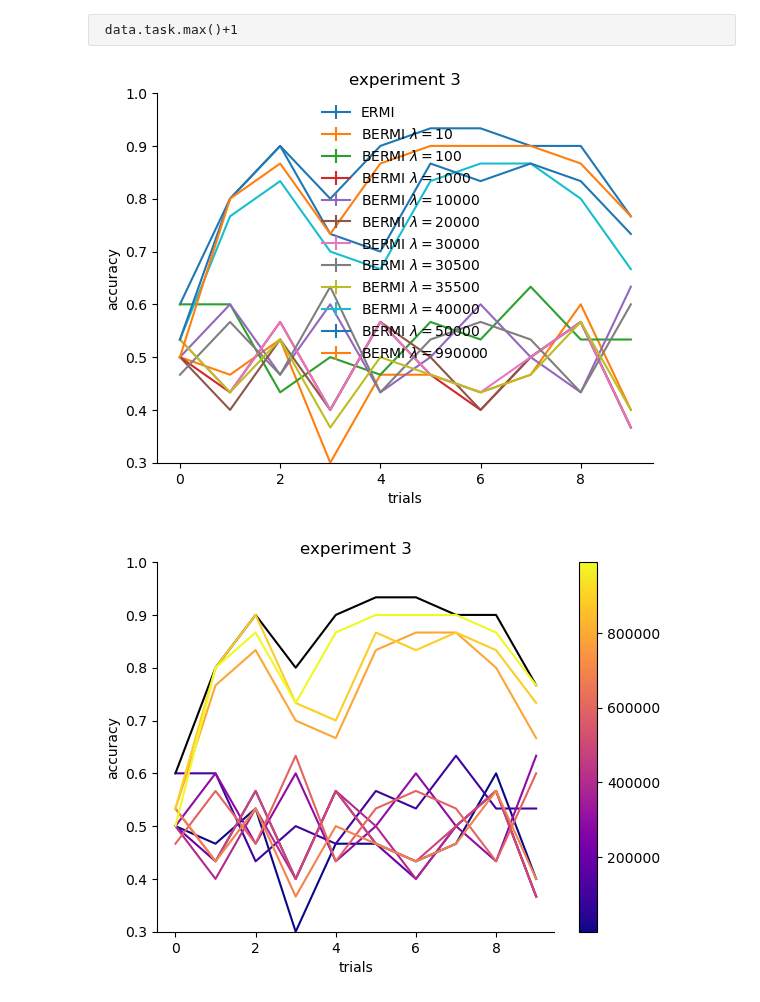
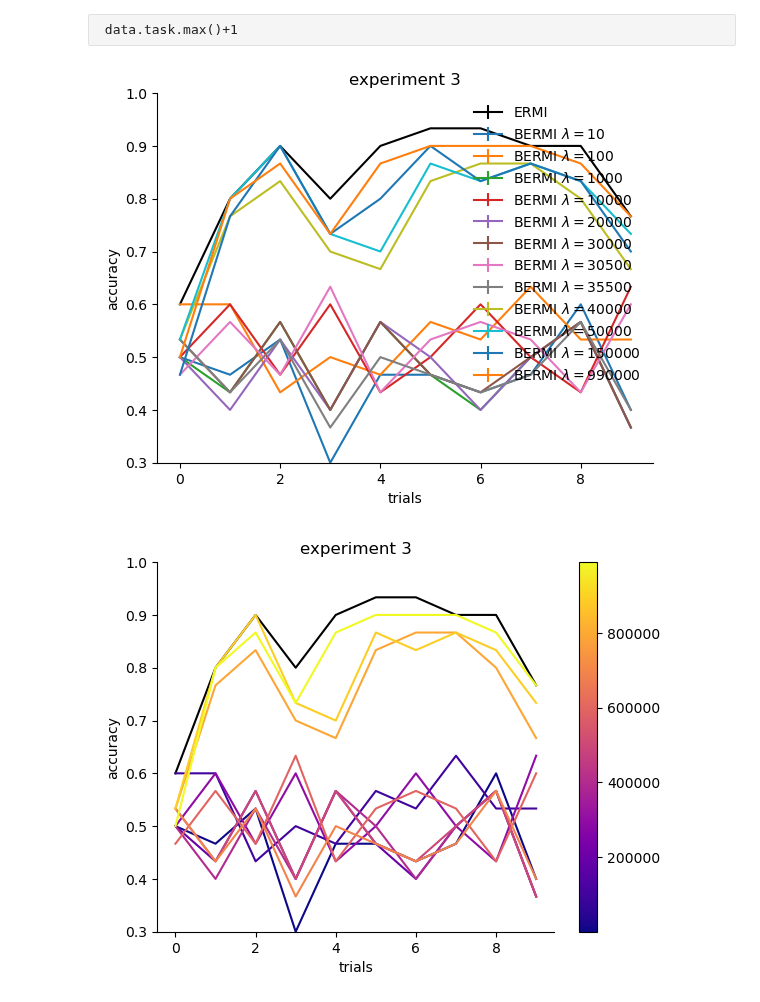
Before and after one commit to akjagadish/ermi, a Jupyter notebook: notebooks/bermi_scope.ipynb, the cells around one changed output. Drawn from its saved outputs; the diff is of its cells as text; code cells hidden in the pictures.

```diff
--- a/notebooks/bermi_scope.ipynb
+++ b/notebooks/bermi_scope.ipynb
@@ -19,27 +19,27 @@ SYS_PATH = '/u/ajagadish/ermi'
 # %%
 experiment_id=3
 data = pd.read_csv(f'/u/ajagadish/ermi/decisionmaking/data/human/binz2022heuristics_exp{experiment_id}.csv')
 num_tasks = data.task.max()+1
 policy='greedy'
 data = pd.read_csv(f'/u/ajagadish/ermi/decisionmaking/data/human/binz2022heuristics_exp{experiment_id}.csv')
 
 results_ermi_paired_unknown = np.load(f'/u/ajagadish/ermi/decisionmaking/data/model_simulation/task=binz2022_experiment={experiment_id}_source=claude_condition=unknown_loss=nll_paired=True_policy=greedy.npz')
-plt.errorbar(x=np.arange(10), y=(results_ermi_paired_unknown['per_trial_model_accuracy']/num_tasks).mean(0),yerr=(results_ermi_paired_unknown['per_trial_model_accuracy']/num_tasks).std(0)/np.sqrt(num_tasks), label='ERMI')
+plt.errorbar(x=np.arange(10), y=(results_ermi_paired_unknown['per_trial_model_accuracy']/num_tasks).mean(0),yerr=(results_ermi_paired_unknown['per_trial_model_accuracy']/num_tasks).std(0)/np.sqrt(num_tasks), label='ERMI', c='k')
 
-for ess in [10, 100, 1000, 10000, 20000, 30000, 30500, 35500, 40000, 50000, 990000]:
+for ess in [10, 100, 1000, 10000, 20000, 30000, 30500, 35500, 40000, 50000, 150000, 990000]:
     results_bermi_paired_ess = np.load(f'/u/ajagadish/ermi/decisionmaking/data/model_simulation/task=binz2022_experiment={experiment_id}_source=claude_condition=unknown_loss=nll_paired=True_policy=greedy_ess={str(int(ess))}.npz')
     plt.errorbar(x=np.arange(10), y=(results_bermi_paired_ess['per_trial_model_accuracy']/num_tasks).mean(0),yerr=(results_bermi_paired_ess['per_trial_model_accuracy']/num_tasks).std(0)/np.sqrt(num_tasks), label=f'BERMI $\lambda={str(ess)}$')
 
 plt.ylabel('accuracy')
 plt.xlabel('trials')
 plt.ylim(0.3, 1.) # set y axis limit between 0.5 and 1.
 sns.despine()
 plt.legend(loc='lower right')
 plt.title(f"experiment {experiment_id}")
 plt.legend(frameon=False)
 plt.show()
 # %% [output]
-[figure, old version]
+[figure, new version]
 # %%
 experiment_id=3
 data = pd.read_csv(f'/u/ajagadish/ermi/decisionmaking/data/human/binz2022heuristics_exp{experiment_id}.csv')
```
Also changed, not shown: 1 other file.
